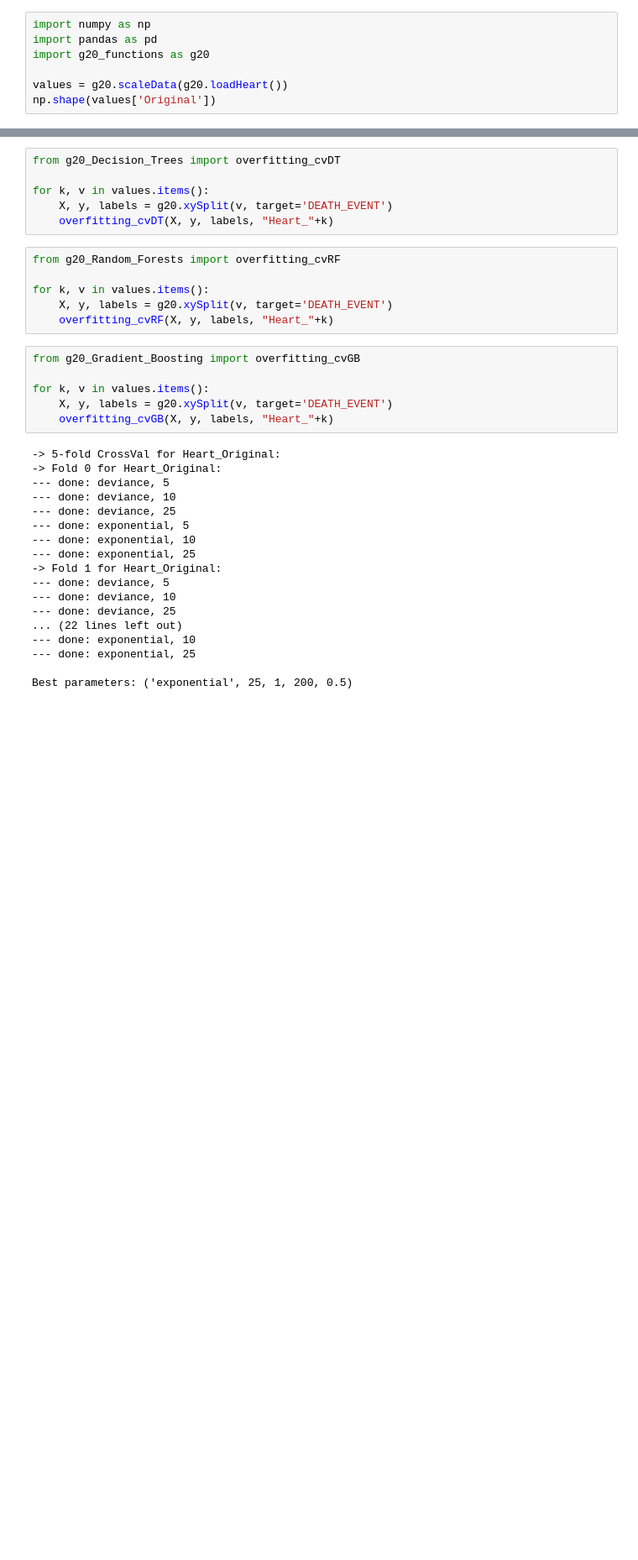
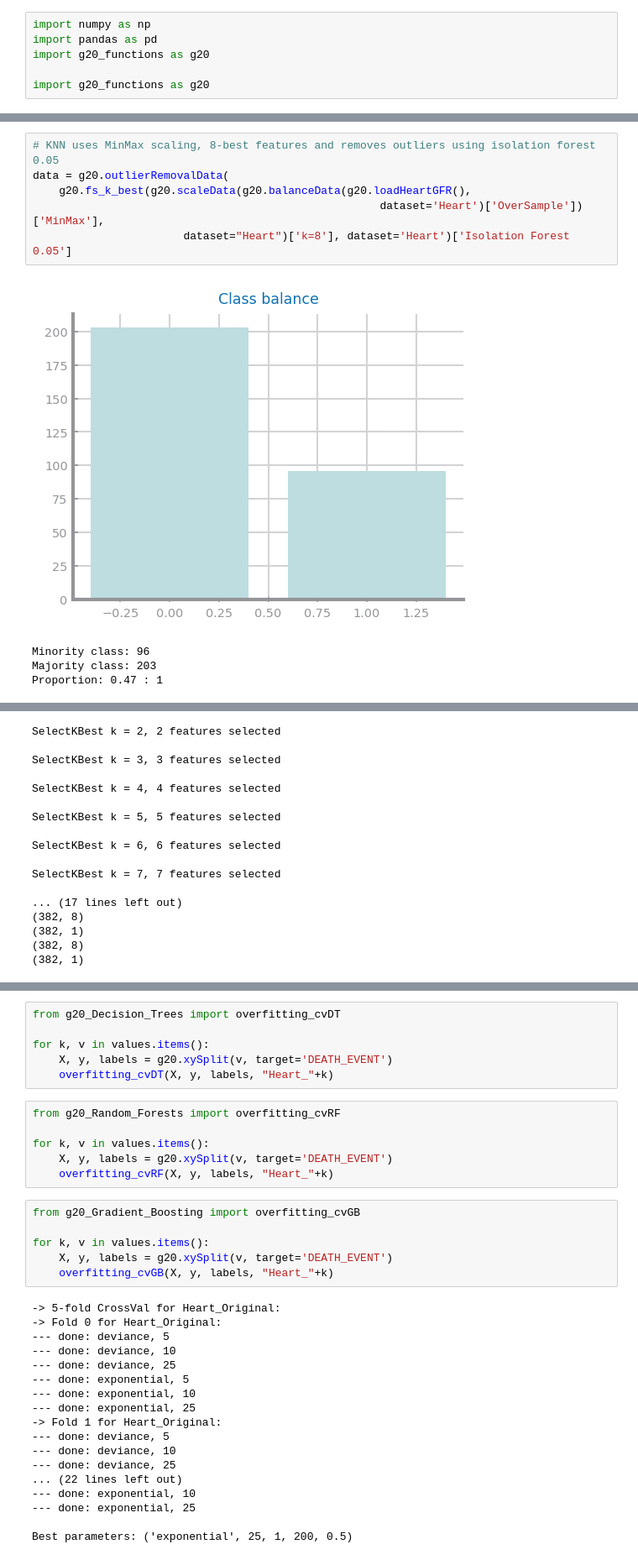
Before and after one commit to joaofbravo/CD_G20, a Jupyter notebook: H S - Overfitting.ipynb, the cells around one changed output, grey strips where cells are left out. Shown at 84% size. Drawn from its saved outputs; the diff is of its cells as text; blank space fills up the shorter version.

```diff
--- a/H - Overfitting.ipynb
+++ b/H S - Overfitting.ipynb
@@ -3,5 +3,4 @@ import numpy as np
 import pandas as pd
 import g20_functions as g20
 
-values = g20.scaleData(g20.loadHeart())
-np.shape(values['Original'])
+import g20_functions as g20
@@ -9,0 +9,11 @@ np.shape(values['Original'])
+# %%
+# KNN uses MinMax scaling, 8-best features and removes outliers using isolation forest 0.05
+data = g20.outlierRemovalData(
+    g20.fs_k_best(g20.scaleData(g20.balanceData(g20.loadHeartGFR(),
+                                                     dataset='Heart')['OverSample'])['MinMax'],
+                       dataset="Heart")['k=8'], dataset='Heart')['Isolation Forest 0.05']
+# %% [output]
+[figure, added]
+Minority class: 96
+Majority class: 203
+Proportion: 0.47 : 1
@@ -9,0 +21,17 @@ np.shape(values['Original'])
+SelectKBest k = 2, 2 features selected
+
+SelectKBest k = 3, 3 features selected
+
+SelectKBest k = 4, 4 features selected
+
+SelectKBest k = 5, 5 features selected
+
+SelectKBest k = 6, 6 features selected
+
+SelectKBest k = 7, 7 features selected
+
+... (17 lines left out)
+(382, 8)
+(382, 1)
+(382, 8)
+(382, 1)
```
Also changed, not shown: parts of 6 cells of this notebook.
